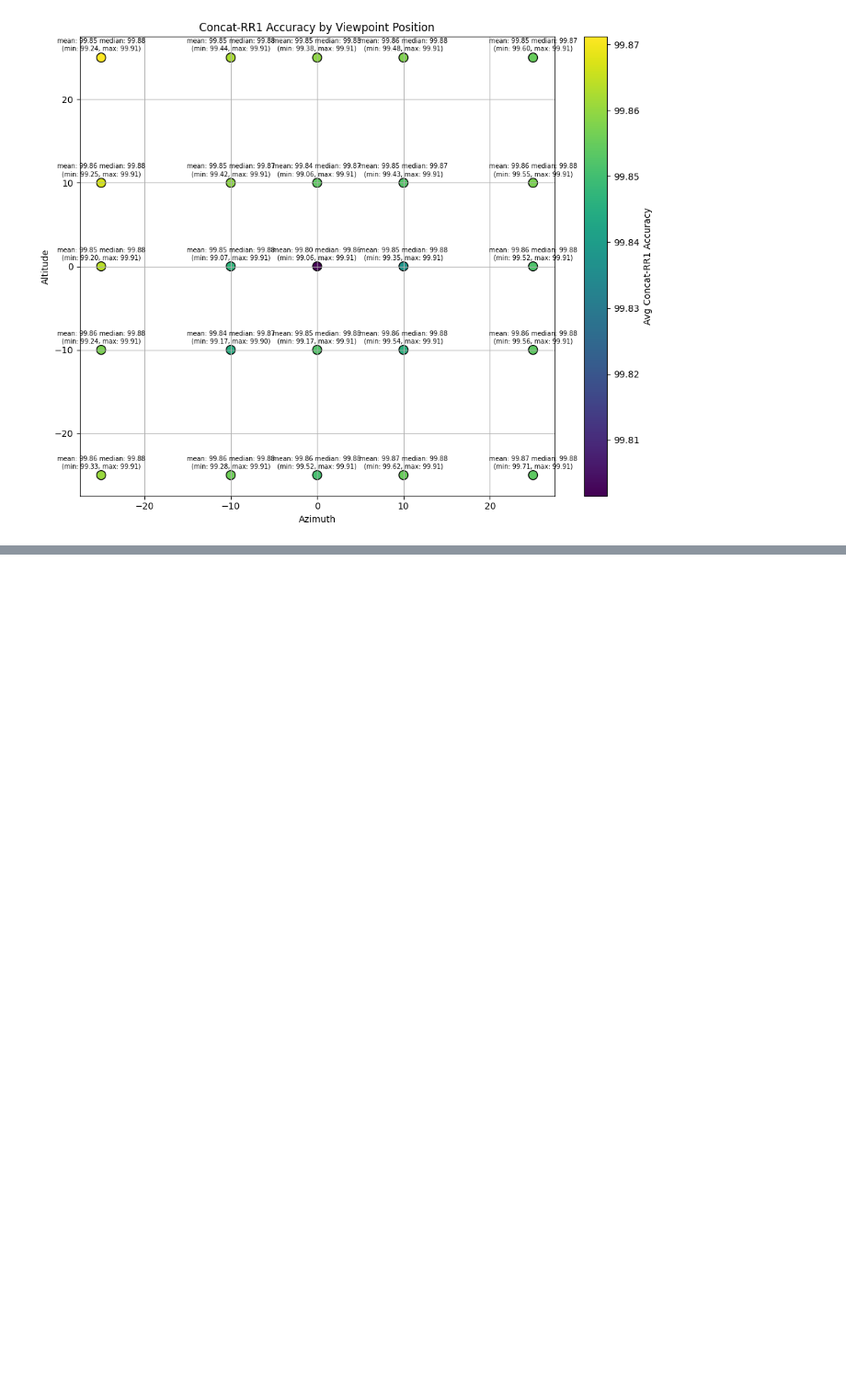
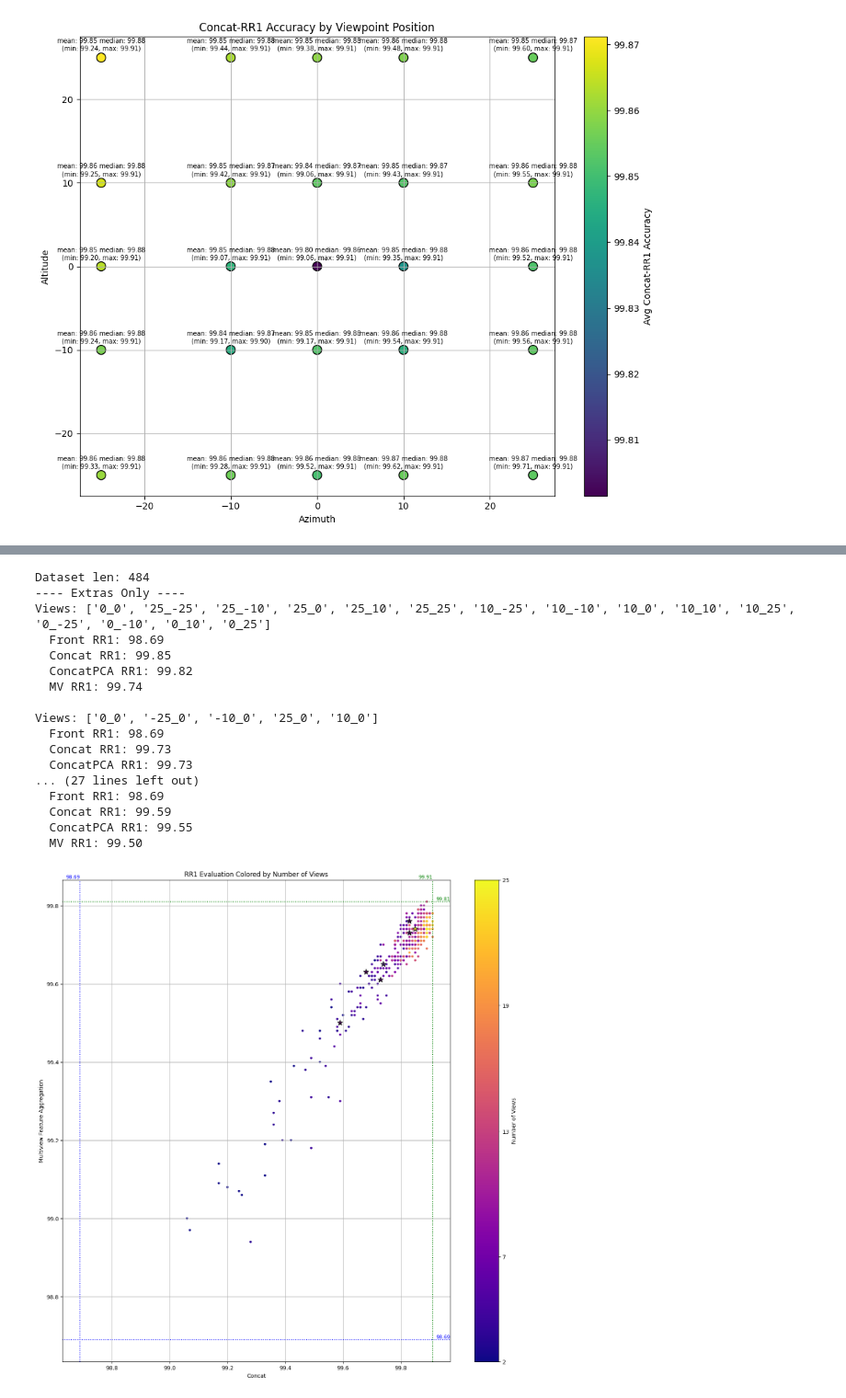
Before and after one commit to EduardBartolovic/HM_IDENT_3DFR, a Jupyter notebook: src/notebooks/AnalysePerspectives.ipynb, the cells around one changed output, grey strips where cells are left out. Shown at 92% size. Saved outputs shown, nothing was run; the diff lists cells and outputs as text; code cells hidden in the pictures; blank space fills up the shorter version.

```diff
--- a/src/notebooks/AnalysePerspectives.ipynb
+++ b/src/notebooks/AnalysePerspectives.ipynb
@@ -433,0 +846,21 @@ Dataset len: 475
+# %%
+process_and_plot3('193_masseval_no_bias30E.txt', xlim=(99.25, 99.94), ylim=(99.25, 99.85))
+# %% [output]
+Dataset len: 484
+---- Extras Only ----
+Views: ['0_0', '25_-25', '25_-10', '25_0', '25_10', '25_25', '10_-25', '10_-10', '10_0', '10_10', '10_25', '0_-25', '0_-10', '0_10', '0_25']
+  Front RR1: 98.69
+  Concat RR1: 99.85
+  ConcatPCA RR1: 99.82
+  MV RR1: 99.74
+
+Views: ['0_0', '-25_0', '-10_0', '25_0', '10_0']
+  Front RR1: 98.69
+  Concat RR1: 99.73
+  ConcatPCA RR1: 99.73
+... (27 lines left out)
+  Front RR1: 98.69
+  Concat RR1: 99.59
+  ConcatPCA RR1: 99.55
+  MV RR1: 99.50
+[figure, added]
```
Also changed, not shown: parts of 2 cells of this notebook, 1 other file.
